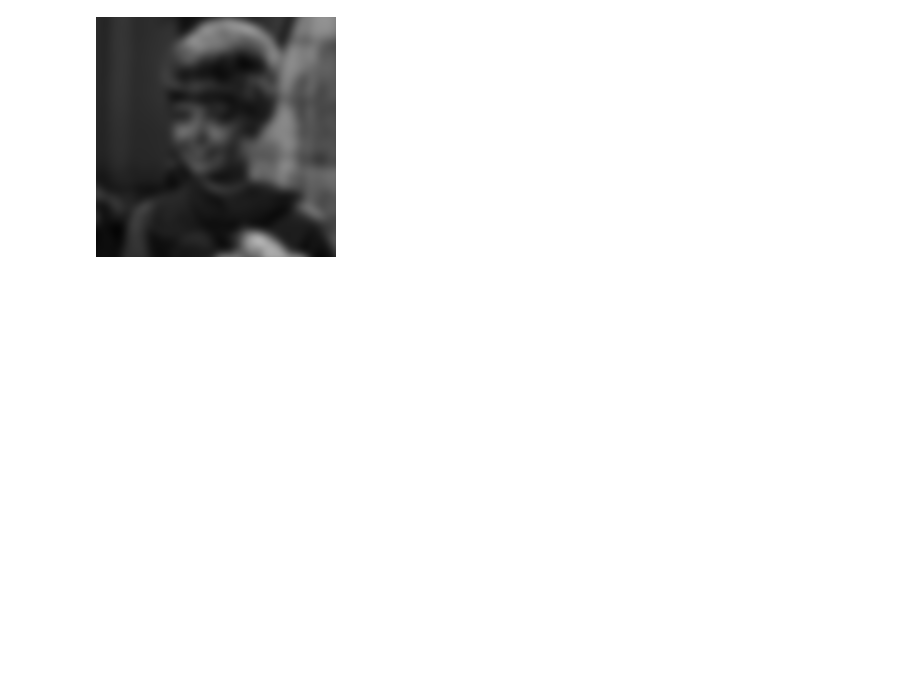
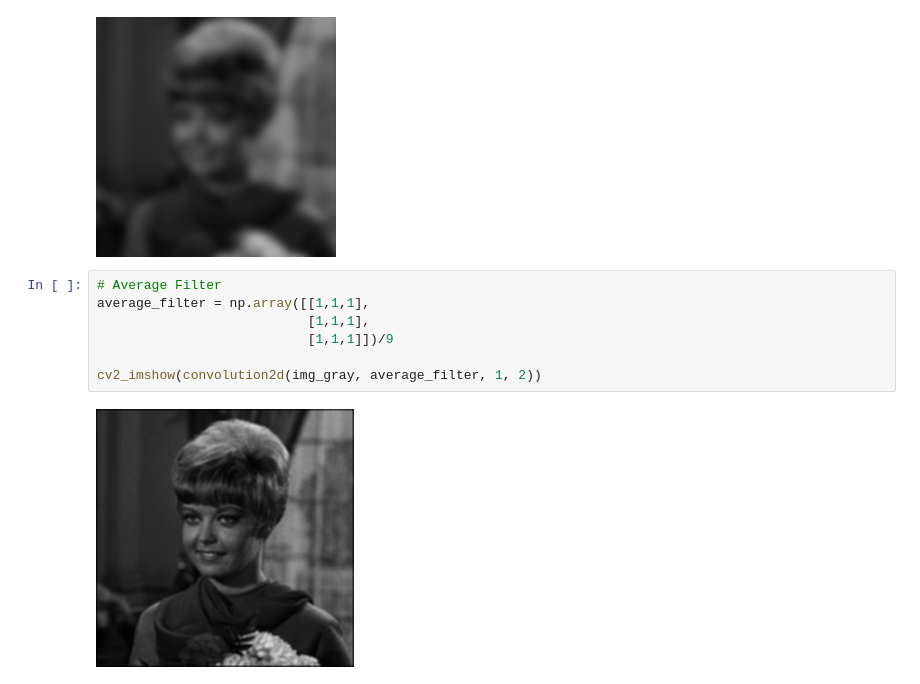
Before and after one commit to AlifiyulAkyun/PCVK_Genap_2023, a Jupyter notebook: Week7.ipynb, the cells around one changed output. Cells and saved outputs as stored; diff of their text form; blank space fills up the shorter version.

```diff
--- a/Week7.ipynb
+++ b/Week7.ipynb
@@ -106,3 +106,12 @@ gauss_kernel = gaussian_kernel @ gaussian_kernel.transpose()
 cv2_imshow(convolution2d(img_gray, gauss_kernel, 1, 2))
 # %% [output]
 [figure]
+# %%
+# Average Filter
+average_filter = np.array([[1,1,1],
+                           [1,1,1],
+                           [1,1,1]])/9
+
+cv2_imshow(convolution2d(img_gray, average_filter, 1, 2))
+# %% [output]
+[figure, added]
```
Also changed, not shown: parts of 2 cells of this notebook.
